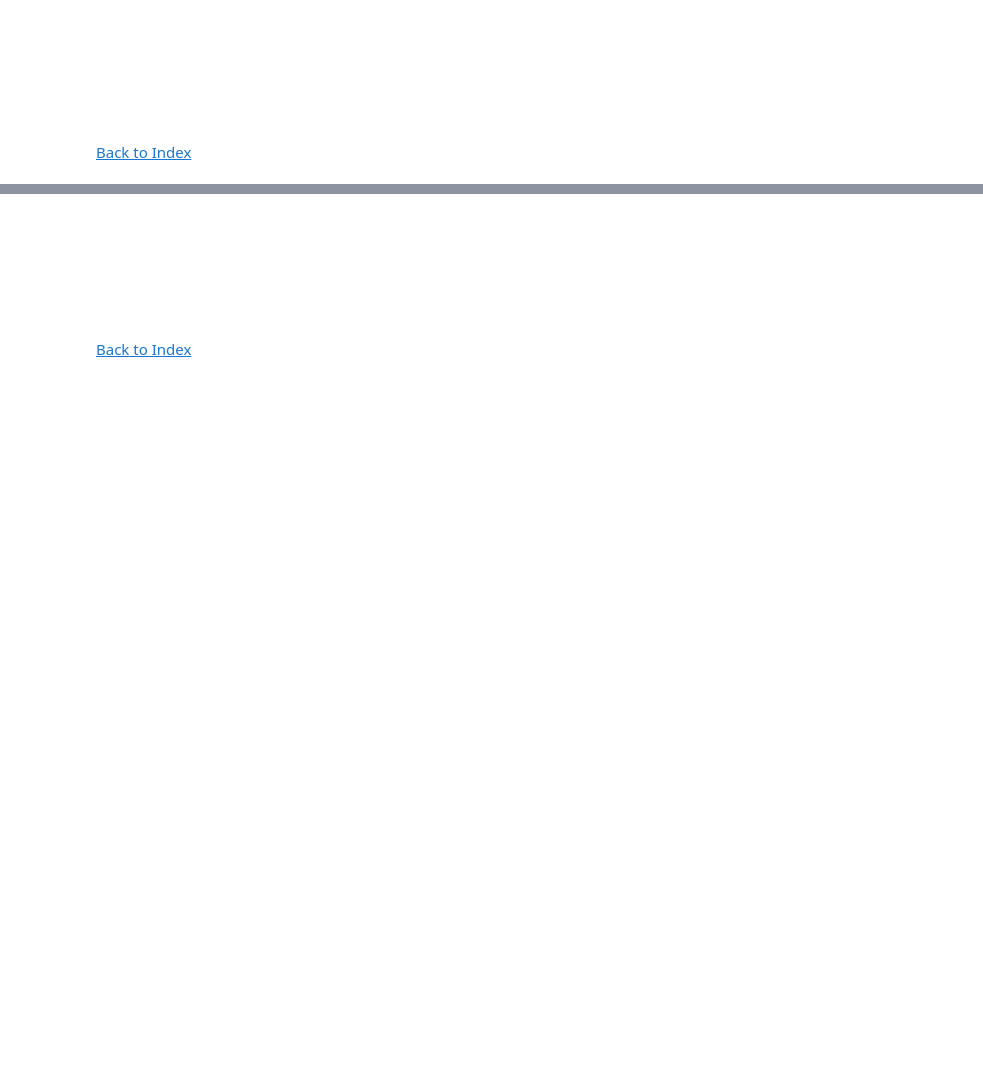
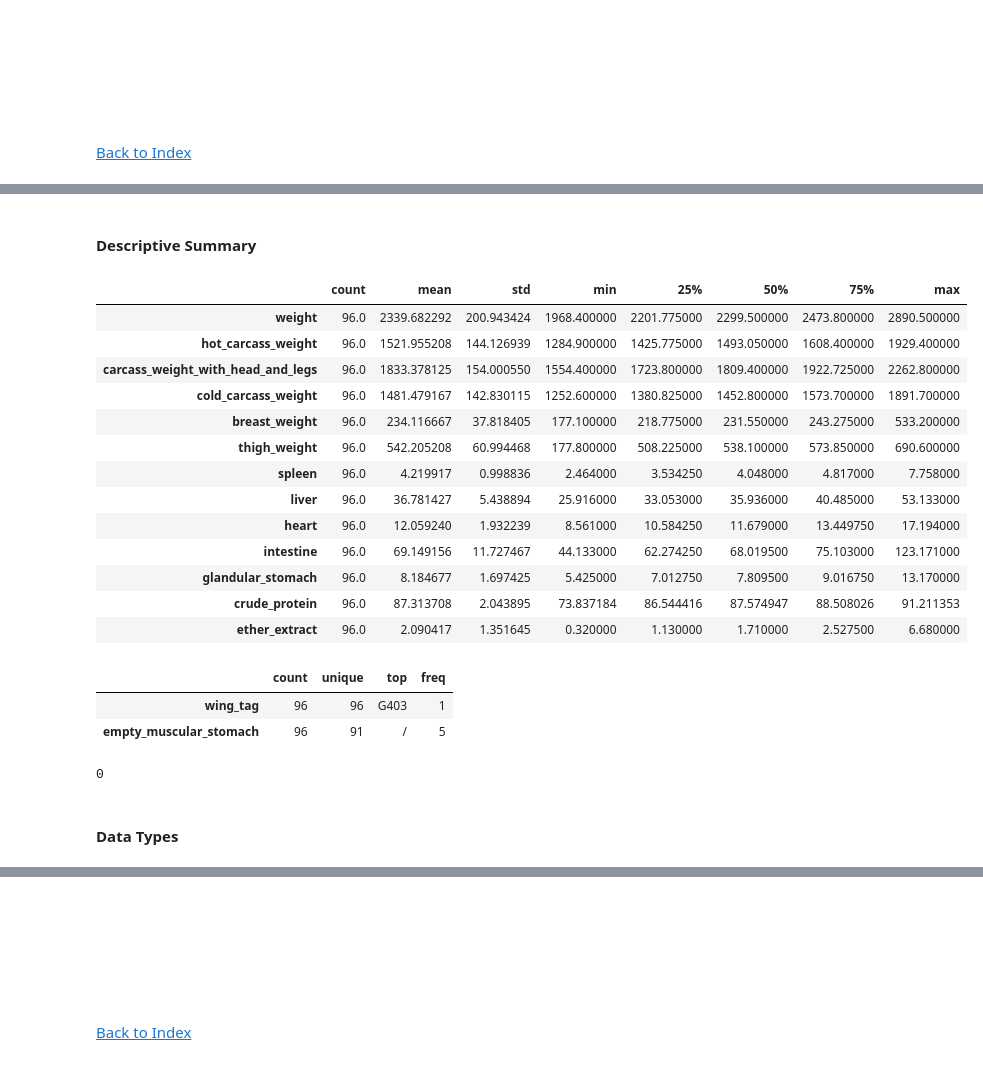
Before and after one commit to CatarinaGN/Neural-and-Evolutionary-Learning, a Jupyter notebook: NEL_1.ipynb, the cells around one changed output, grey strips where cells are left out. Drawn from its saved outputs; the diff is of its cells as text; code cells hidden in the pictures; blank space fills up the shorter version.

```diff
--- a/NEL_1.ipynb
+++ b/NEL_1.ipynb
@@ -65,0 +174,46 @@ import matplotlib as plt
+# %%
+# column name mapping
+column_mapping = {
+    'WING TAG': 'wing_tag',
+    'WEIGHT': 'weight',
+    'HOT CARCASS WEIGHT': 'hot_carcass_weight',
+    'CARCASS WEIGHT WITH HEAD AND LEGS': 'carcass_weight_with_head_and_legs',
+    'COLD CARCASS WEIGHT': 'cold_carcass_weight',
+    'BREAST WEIGHT (2)': 'breast_weight',
+    'THIGH WEIGHT (2)': 'thigh_weight',
+    'SPLEEN': 'spleen',
+    'LIVER': 'liver',
+    'HEART': 'heart',
+    'INTESTINE': 'intestine',
+    'EMPTY MUSCULAR STOMACH': 'empty_muscular_stomach',
+    'GLANDULAR STOMACH': 'glandular_stomach',
+    'CRUDE PROTEIN': 'crude_protein',
+    'ETHER EXTRACT': 'ether_extract'
+}
+
+df = df.rename(columns=column_mapping)
+# %% [markdown]
+#### Descriptive Summary
+# %%
+df.describe().T
+# %% [output]
+|  | count | mean | std | min | 25% | 50% | 75% | max |
+| weight | 96.0 | 2339.682292 | 200.943424 | 1968.400000 | 2201.775000 | 2299.500000 | 2473.800000 | 2890.500000 |
+| hot_carcass_weight | 96.0 | 1521.955208 | 144.126939 | 1284.900000 | 1425.775000 | 1493.050000 | 1608.400000 | 1929.400000 |
+| carcass_weight_with_head_and_legs | 96.0 | 1833.378125 | 154.000550 | 1554.400000 | 1723.800000 | 1809.400000 | 1922.725000 | 2262.800000 |
+| cold_carcass_weight | 96.0 | 1481.479167 | 142.830115 | 1252.600000 | 1380.825000 | 1452.800000 | 1573.700000 | 1891.700000 |
+| breast_weight | 96.0 | 234.116667 | 37.818405 | 177.100000 | 218.775000 | 231.550000 | 243.275000 | 533.200000 |
+| thigh_weight | 96.0 | 542.205208 | 60.994468 | 177.800000 | 508.225000 | 538.100000 | 573.850000 | 690.600000 |
+| spleen | 96.0 | 4.219917 | 0.998836 | 2.464000 | 3.534250 | 4.048000 | 4.817000 | 7.758000 |
+| liver | 96.0 | 36.781427 | 5.438894 | 25.916000 | 33.053000 | 35.936000 | 40.485000 | 53.133000 |
+| heart | 96.0 | 12.059240 | 1.932239 | 8.561000 | 10.584250 | 11.679000 | 13.449750 | 17.194000 |
+| intestine | 96.0 | 69.149156 | 11.727467 | 44.133000 | 62.274250 | 68.019500 | 75.103000 | 123.171000 |
+| glandular_stomach | 96.0 | 8.184677 | 1.697425 | 5.425000 | 7.012750 | 7.809500 | 9.016750 | 13.170000 |
+| crude_protein | 96.0 | 87.313708 | 2.043895 | 73.837184 | 86.544416 | 87.574947 | 88.508026 | 91.211353 |
+| ether_extract | 96.0 | 2.090417 | 1.351645 | 0.320000 | 1.130000 | 1.710000 | 2.527500 | 6.680000 |
+# %%
+df.describe(include='O').T
+# %% [output]
+|  | count | unique | top | freq |
+| wing_tag | 96 | 96 | G403 | 1 |
+| empty_muscular_stomach | 96 | 91 | / | 5 |
@@ -65,0 +222,6 @@ import matplotlib as plt
+# %%
+df.duplicated().sum()
+# %% [output]
+0
+# %% [markdown]
+#### Data Types
```
Also changed, not shown: parts of 26 cells of this notebook.
